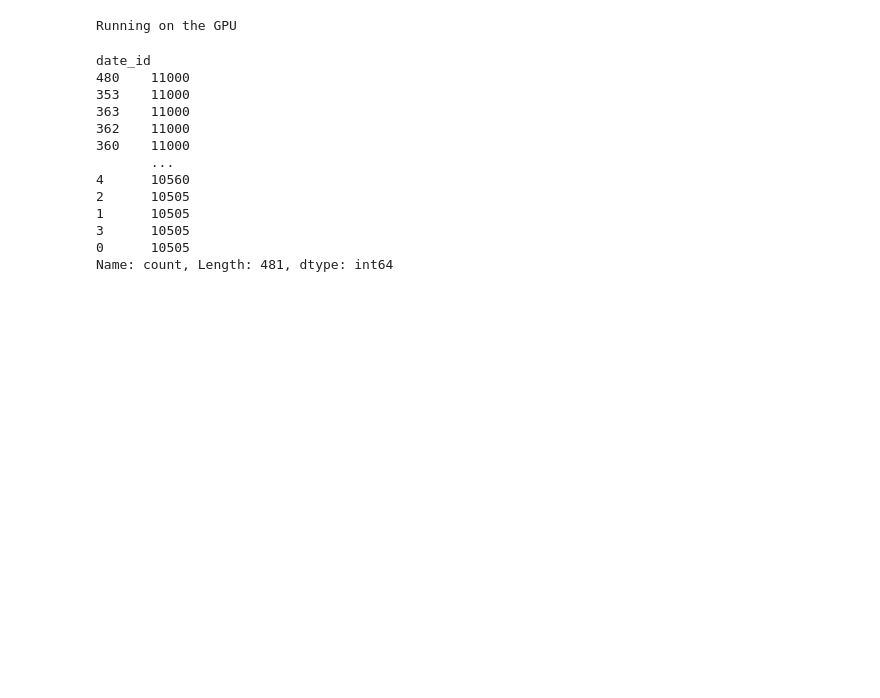
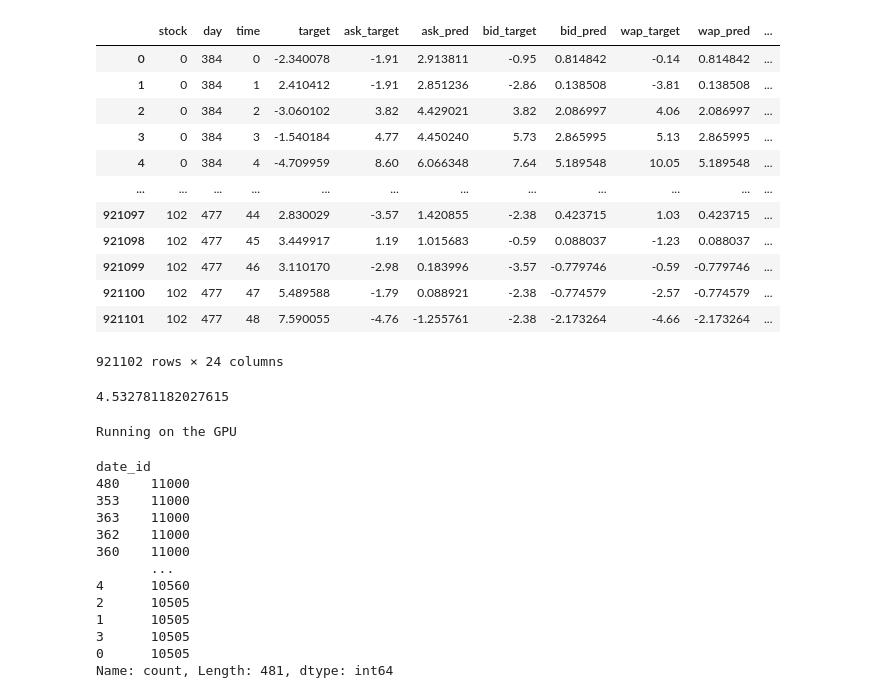
Before and after one commit to nickojelly/OptiverKaggle, a Jupyter notebook: Optiver_data_exp.ipynb, the cells around one changed output. Drawn from its saved outputs; the diff is of its cells as text; code cells hidden in the pictures; blank space fills up the shorter version.

```diff
--- a/Optiver_data_exp.ipynb
+++ b/Optiver_data_exp.ipynb
@@ -11,0 +71,2 @@ import torch_classes
+# %%
+val_data = val_data.merge(weights_df,on='stock')
@@ -11,0 +96,4 @@ import torch_classes
+# %%
+val_data['wap_t60_pred'] = val_data['actual_wap']+val_data['wap_pred']/10000
+val_data['wap_weighted'] = val_data['actual_wap']*val_data['index_weight']
+val_data['wap_weighted_t60_pred'] = val_data['wap_t60_pred']*val_data['index_weight']
@@ -11,0 +117,36 @@ import torch_classes
+# %%
+val_data['wap_weighted'] = val_data['actual_wap']*val_data['index_weight']
+val_data_g = val_data.groupby(['stock','day'])
+val_data = generate_prev_race(val_data,val_data_g)
+val_data['delta_wap'] = val_data['actual_wap']/val_data['wap_t60_pred']
+
+val_data_g = val_data.groupby(['time','day'])
+val_data = generate_index(val_data,val_data_g)
+
+
+val_data['wap_move_to_init'] = val_data['actual_wap']/val_data['initial_wap']
+val_data_g = val_data.groupby(['day'])
+val_data = generate_index_2(val_data,val_data_g)
+
+val_data['index_wap_move_to_init'] = val_data['index_wap']/val_data['index_wap_init']
+val_data['index_wap_t60_pred2'] = val_data['index_wap_t60_pred']/val_data['index_wap_init']
+# val_data_g = val_data.groupby(['day'])
+# val_data = generate_index_3(val_data,val_data_g)
+# %%
+val_data['target_calc'] = -((val_data['wap_t60_pred']/val_data['actual_wap'])-(val_data['index_wap_t60_pred2']/val_data['index_wap_move_to_init']))*10000
+# %%
+val_data
+# %% [output]
+|  | stock | day | time | target | ask_target | ask_pred | bid_target | bid_pred | wap_target | wap_pred | ... |
+| 0 | 0 | 384 | 0 | -2.340078 | -1.91 | 2.913811 | -0.95 | 0.814842 | -0.14 | 0.814842 | ... |
+| 1 | 0 | 384 | 1 | 2.410412 | -1.91 | 2.851236 | -2.86 | 0.138508 | -3.81 | 0.138508 | ... |
+| 2 | 0 | 384 | 2 | -3.060102 | 3.82 | 4.429021 | 3.82 | 2.086997 | 4.06 | 2.086997 | ... |
+| 3 | 0 | 384 | 3 | -1.540184 | 4.77 | 4.450240 | 5.73 | 2.865995 | 5.13 | 2.865995 | ... |
+| 4 | 0 | 384 | 4 | -4.709959 | 8.60 | 6.066348 | 7.64 | 5.189548 | 10.05 | 5.189548 | ... |
+| ... | ... | ... | ... | ... | ... | ... | ... | ... | ... | ... | ... |
+| 921097 | 102 | 477 | 44 | 2.830029 | -3.57 | 1.420855 | -2.38 | 0.423715 | 1.03 | 0.423715 | ... |
+| 921098 | 102 | 477 | 45 | 3.449917 | 1.19 | 1.015683 | -0.59 | 0.088037 | -1.23 | 0.088037 | ... |
+| 921099 | 102 | 477 | 46 | 3.110170 | -2.98 | 0.183996 | -3.57 | -0.779746 | -0.59 | -0.779746 | ... |
+| 921100 | 102 | 477 | 47 | 5.489588 | -1.79 | 0.088921 | -2.38 | -0.774579 | -2.57 | -0.774579 | ... |
+| 921101 | 102 | 477 | 48 | 7.590055 | -4.76 | -1.255761 | -2.38 | -2.173264 | -4.66 | -2.173264 | ... |
+921102 rows × 24 columns
@@ -11,0 +155,4 @@ import torch_classes
+# %%
+loss.mean()
+# %% [output]
+4.532781182027615
```
Also changed, not shown: parts of 32 cells of this notebook, 10 other files.
